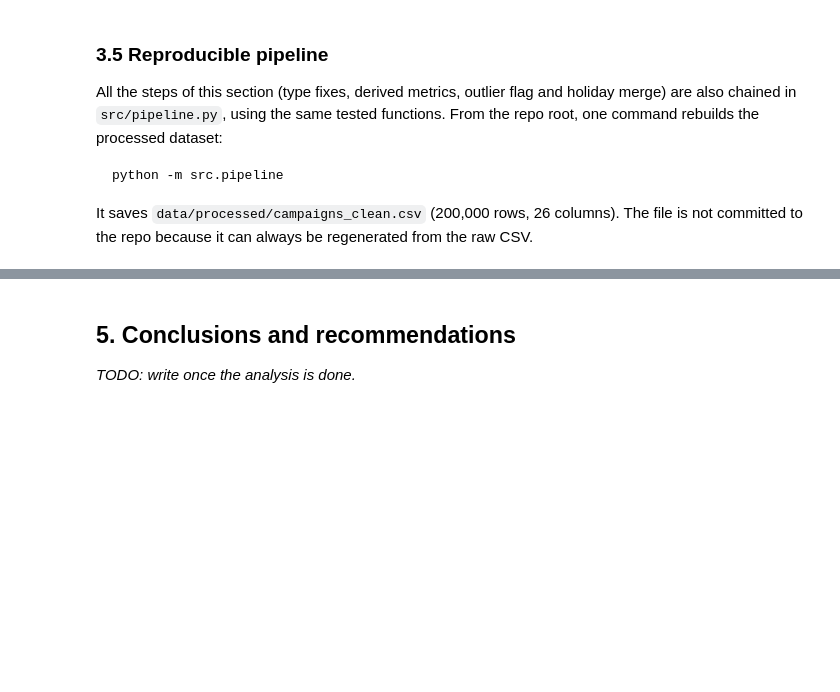
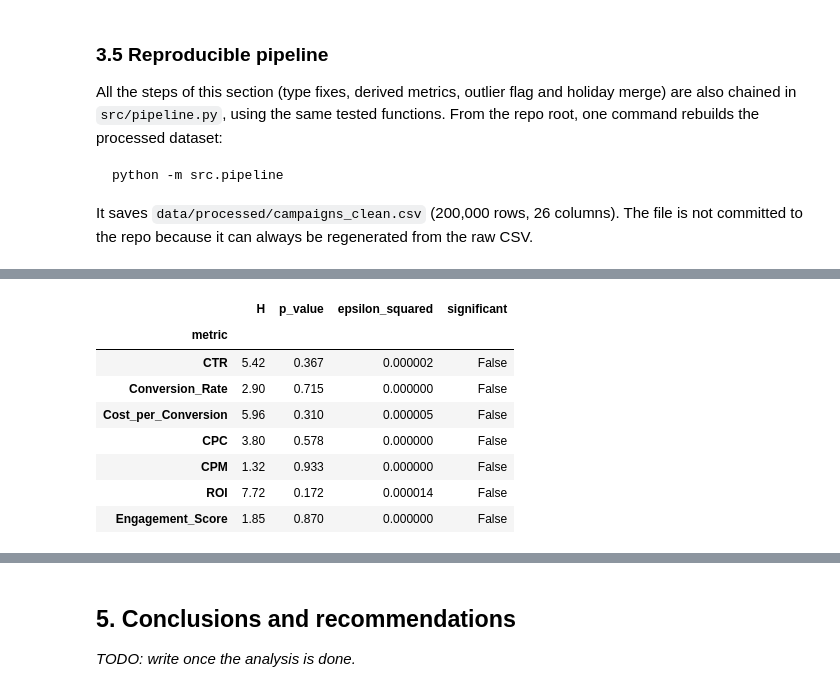
Before and after one commit to IA-P1-BCN/EDA_project_by_Rita, a Jupyter notebook: notebooks/01_eda_marketing_campaigns.ipynb, the cells around one changed output, grey strips where cells are left out. Cells and saved outputs as stored; diff of their text form; code cells hidden in the pictures; blank space fills up the shorter version.

```diff
--- a/notebooks/01_eda_marketing_campaigns.ipynb
+++ b/notebooks/01_eda_marketing_campaigns.ipynb
@@ -517,0 +599,17 @@ _TODO: one subsection per key question, each with a chart and a one-line reading
+# %%
+from src.significance import compare_groups
+
+# Do the channels really differ? One Kruskal-Wallis test per metric
+efficiency_metrics = ["CTR", "Conversion_Rate", "Cost_per_Conversion", "CPC", "CPM", "ROI", "Engagement_Score"]
+channel_tests = compare_groups(df_clean, "Channel_Used", efficiency_metrics)
+channel_tests.round({"H": 2, "p_value": 3, "epsilon_squared": 6})
+# %% [output]
+|  | H | p_value | epsilon_squared | significant |
+| metric |  |  |  |  |
+| CTR | 5.42 | 0.367 | 0.000002 | False |
+| Conversion_Rate | 2.90 | 0.715 | 0.000000 | False |
+| Cost_per_Conversion | 5.96 | 0.310 | 0.000005 | False |
+| CPC | 3.80 | 0.578 | 0.000000 | False |
+| CPM | 1.32 | 0.933 | 0.000000 | False |
+| ROI | 7.72 | 0.172 | 0.000014 | False |
+| Engagement_Score | 1.85 | 0.870 | 0.000000 | False |
```
Also changed, not shown: parts of 6 cells of this notebook, 3 other files.
